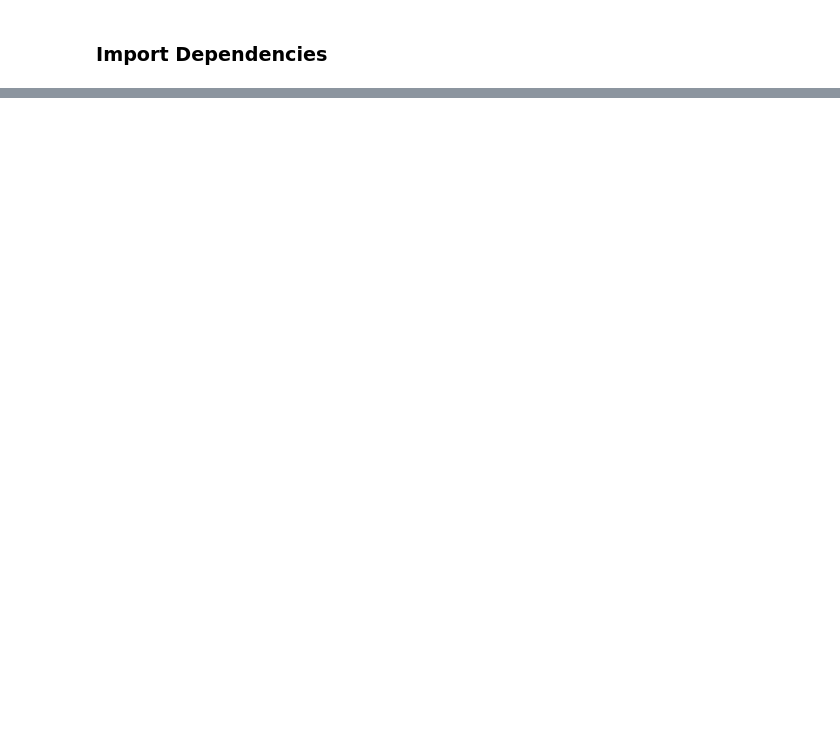
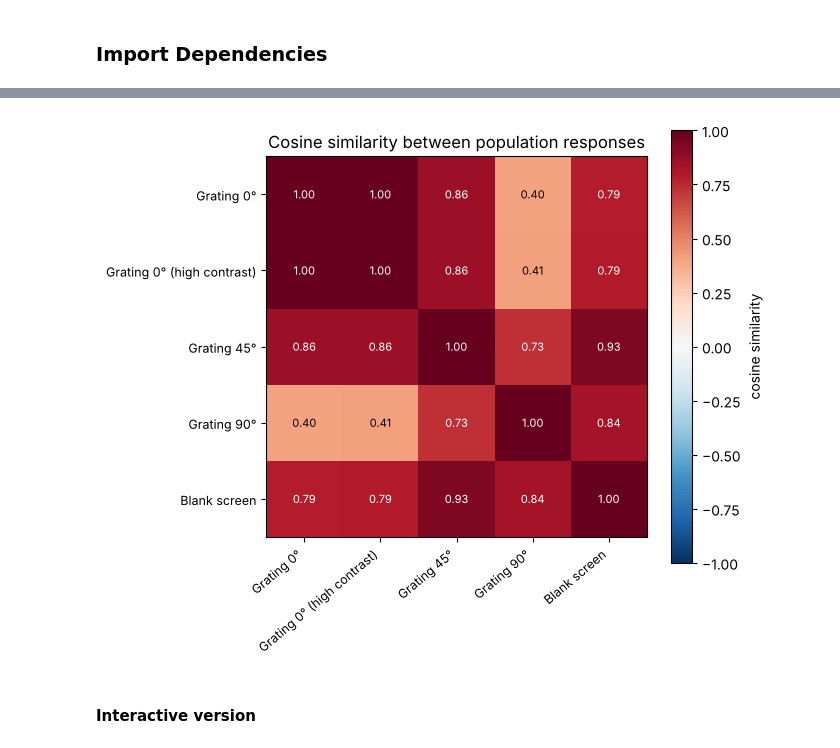
Before and after one commit to peter-adepoju/math-neuro-ml, a Jupyter notebook: lesson2/Lesson2_Teaching_Notebook.ipynb, the cells around one changed output, grey strips where cells are left out. Drawn from its saved outputs; the diff is of its cells as text; code cells hidden in the pictures; blank space fills up the shorter version.

```diff
--- a/lesson2/Lesson2_Teaching_Notebook.ipynb
+++ b/lesson2/Lesson2_Teaching_Notebook.ipynb
@@ -1235,0 +481,16 @@ is a starting point for describing real tuning curves, not a complete descriptio
+# %%
+neuron_labels = ['N1', 'N2', 'N3', 'N4']
+grating_0 = np.array([40.0, 25.0, 8.0, 5.0])
+
+stimulus_responses = {
+    'Grating 0°':                grating_0,
+    'Grating 0° (high contrast)': 1.8 * grating_0 + RNG.normal(0.0, 1.0, size=4),
+    'Grating 45°':               np.array([22.0, 30.0, 24.0, 10.0]),
+    'Grating 90°':               np.array([6.0, 9.0, 35.0, 28.0]),
+    'Blank screen':              np.array([4.0, 5.0, 4.0, 5.0]),
+}
+stimulus_names = list(stimulus_responses.keys())
+responses = np.stack(list(stimulus_responses.values()))   # shape (n_stimuli, n_neurons) = (5, 4)
+print("responses shape:", responses.shape, " (n_stimuli, n_neurons), units: spikes/s\n")
+for name, vec in stimulus_responses.items():
+    print(f"  {name:28s}: {np.round(vec, 1)}")
@@ -1235,0 +505,23 @@ is a starting point for describing real tuning curves, not a complete descriptio
+# %%
+n_stimuli = len(stimulus_names)
+similarity_matrix = np.zeros((n_stimuli, n_stimuli))
+for i in range(n_stimuli):
+    for j in range(n_stimuli):
+        similarity_matrix[i, j] = cosine_similarity(responses[i], responses[j])
+
+fig, ax = plt.subplots(figsize=(6.8, 5.8))
+im = ax.imshow(similarity_matrix, cmap='RdBu_r', vmin=-1, vmax=1)
+ax.set_xticks(range(n_stimuli)); ax.set_xticklabels(stimulus_names, rotation=40, ha='right', fontsize=9)
+ax.set_yticks(range(n_stimuli)); ax.set_yticklabels(stimulus_names, fontsize=9)
+for i in range(n_stimuli):
+    for j in range(n_stimuli):
+        ax.text(j, i, f'{similarity_matrix[i, j]:.2f}', ha='center', va='center', fontsize=8,
+                color='white' if similarity_matrix[i, j] > 0.6 else 'black')
+ax.set_title('Cosine similarity between population responses')
+fig.colorbar(im, ax=ax, label='cosine similarity')
+plt.tight_layout()
+plt.show()
+# %% [output]
+[figure, added]
+# %% [markdown]
+#### Interactive version
```
Also changed, not shown: parts of 136 cells of this notebook, 1 other file.
